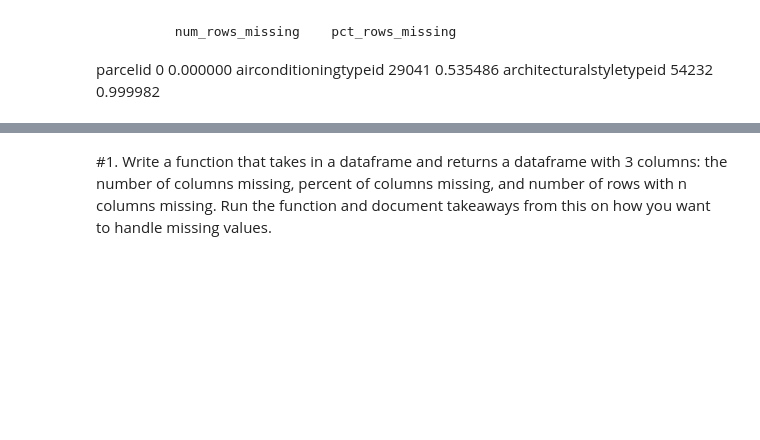
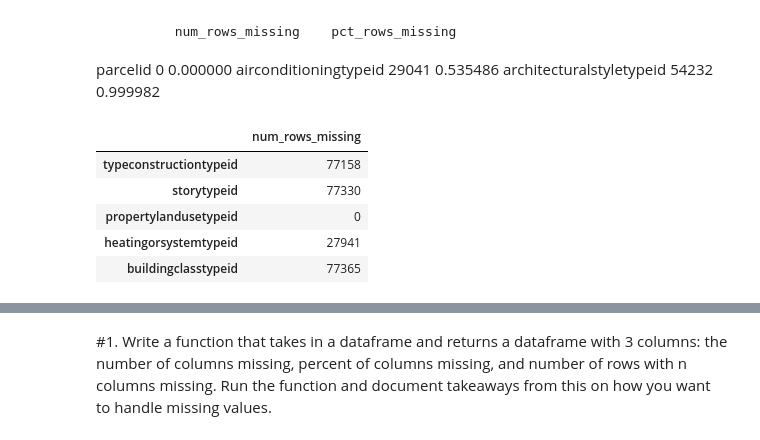
Before and after one commit to Ken-Alviola/clustering-exercises, a Jupyter notebook: zillow.ipynb, the cells around one changed output, grey strips where cells are left out. Saved outputs shown, nothing was run; the diff lists cells and outputs as text; code cells hidden in the pictures; blank space fills up the shorter version.

```diff
--- a/zillow.ipynb
+++ b/zillow.ipynb
@@ -38,3 +190,14 @@ acquire & summarize
 parcelid                     	0	0.000000
 airconditioningtypeid	    29041	0.535486
 architecturalstyletypeid	54232	0.999982
+# %%
+missing = pd.DataFrame()
+missing['num_rows_missing'] = zillow.isnull().sum()
+missing.head()
+# %% [output]
+|  | num_rows_missing |
+| typeconstructiontypeid | 77158 |
+| storytypeid | 77330 |
+| propertylandusetypeid | 0 |
+| heatingorsystemtypeid | 27941 |
+| buildingclasstypeid | 77365 |
```
Also changed, not shown: parts of 13 cells of this notebook, 2 other files.
